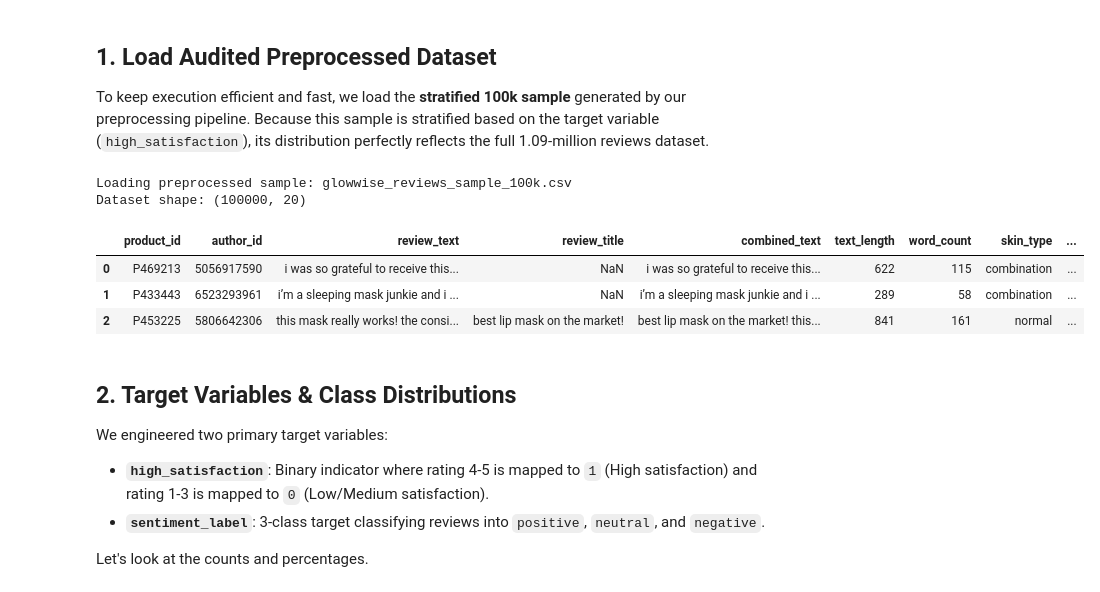
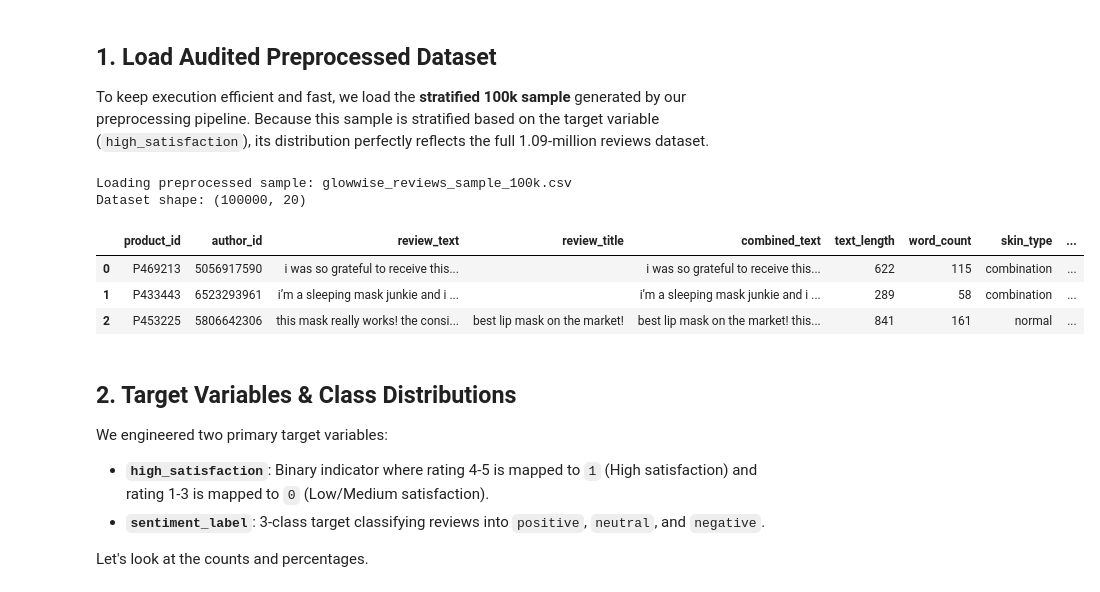
Before and after one commit to mahtabb90/glowwise-ai, a Jupyter notebook: ml/notebooks/02_data_preprocessing.ipynb, the cells around one changed output. Saved outputs shown, nothing was run; the diff lists cells and outputs as text; code cells hidden in the pictures.

```diff
--- a/ml/notebooks/02_data_preprocessing.ipynb
+++ b/ml/notebooks/02_data_preprocessing.ipynb
@@ -60,17 +60,21 @@ To keep execution efficient and fast, we load the **stratified 100k sample** gen
 # %%
 data_dir = get_data_dir()
 sample_path = data_dir / "processed" / "glowwise_reviews_sample_100k.csv"
 
 print(f"Loading preprocessed sample: {sample_path.name}")
 df = pd.read_csv(sample_path)
+# Fill missing text fields that pandas parsed as NaN back to empty strings
+for col in ["review_title", "review_text", "combined_text", "ingredients"]:
+    if col in df.columns:
+        df[col] = df[col].fillna("")
 print(f"Dataset shape: {df.shape}")
 df.head(3)
 # %% [output]
 Loading preprocessed sample: glowwise_reviews_sample_100k.csv
 Dataset shape: (100000, 20)
 |  | product_id | author_id | review_text | review_title | combined_text | text_length | word_count | skin_type | ... |
-| 0 | P469213 | 5056917590 | i was so grateful to receive this... | NaN | i was so grateful to receive this... | 622 | 115 | combination | ... |
-| 1 | P433443 | 6523293961 | i’m a sleeping mask junkie and i ... | NaN | i’m a sleeping mask junkie and i ... | 289 | 58 | combination | ... |
+| 0 | P469213 | 5056917590 | i was so grateful to receive this... |  | i was so grateful to receive this... | 622 | 115 | combination | ... |
+| 1 | P433443 | 6523293961 | i’m a sleeping mask junkie and i ... |  | i’m a sleeping mask junkie and i ... | 289 | 58 | combination | ... |
 | 2 | P453225 | 5806642306 | this mask really works! the consi... | best lip mask on the market! | best lip mask on the market! this... | 841 | 161 | normal | ... |
 # %% [markdown]
 ## 2. Target Variables & Class Distributions
```
Also changed, not shown: parts of 2 cells of this notebook, 13 other files.
